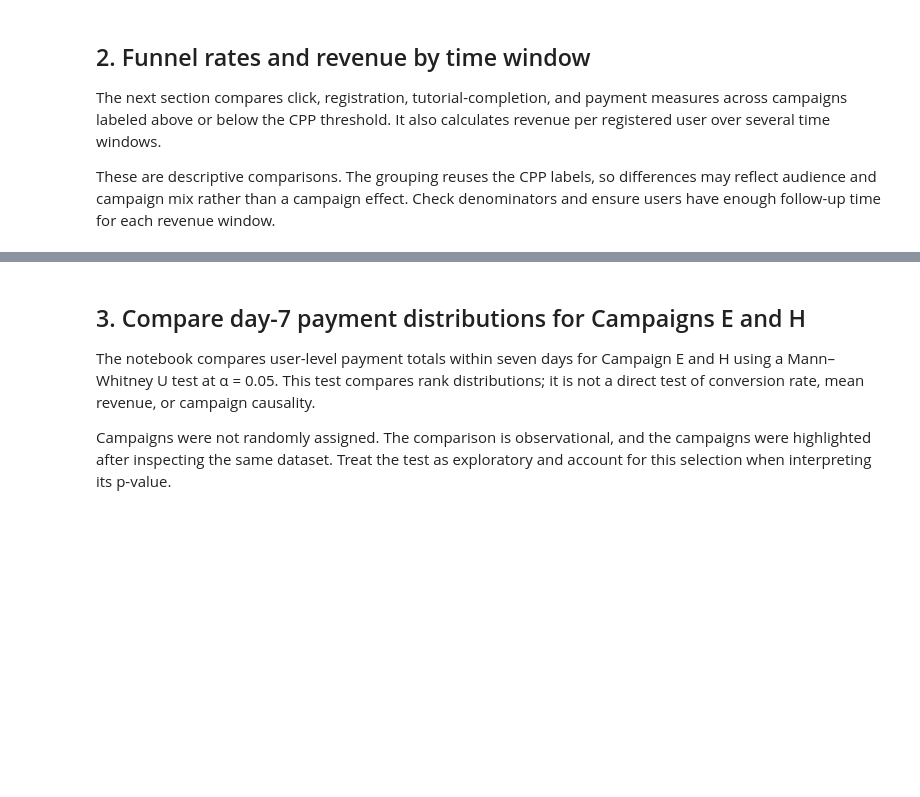
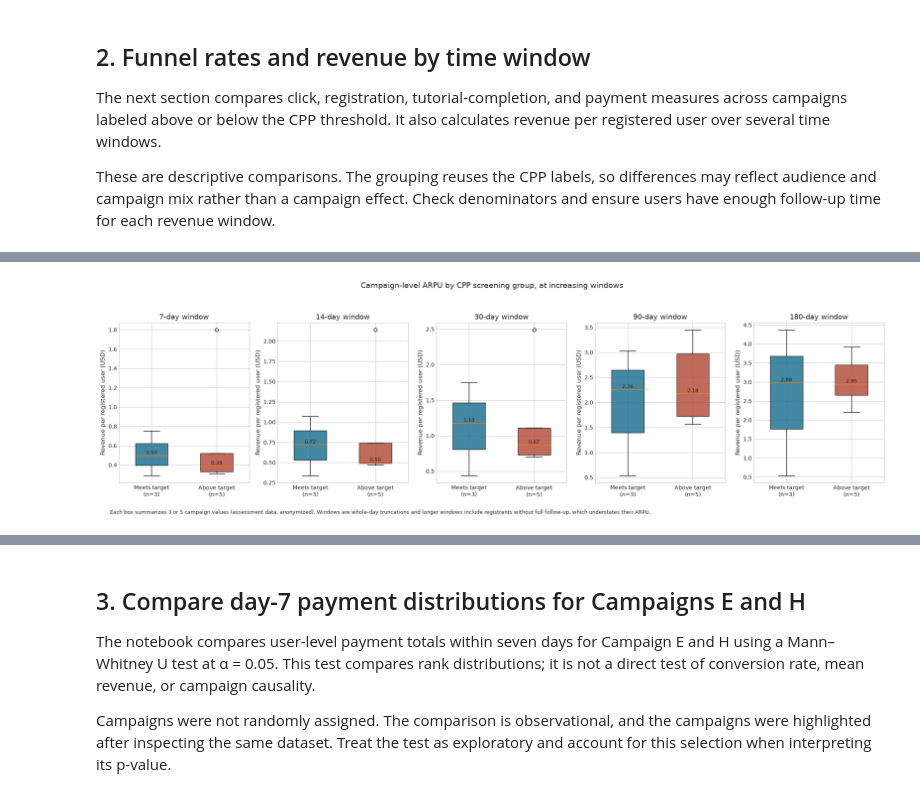
Before and after one commit to biziman/data-analyst-case-studies, a Jupyter notebook: 1-marketing-analytics-for-mobile-game/1-marketing-analytics-for-mobile-game.ipynb, the cells around one changed output, grey strips where cells are left out. Saved outputs shown, nothing was run; the diff lists cells and outputs as text; code cells hidden in the pictures; blank space fills up the shorter version.

```diff
--- a/1-marketing-analytics-for-mobile-game/1-marketing-analytics-for-mobile-game.ipynb
+++ b/1-marketing-analytics-for-mobile-game/1-marketing-analytics-for-mobile-game.ipynb
@@ -434,15 +409,14 @@ plt.show()
 merged_df = pd.merge(registration, payment, on='id', how='left')
 merged_df['time_diff'] = (merged_df['pay_ts'] - merged_df['reg_ts']).dt.days
 
+# ARPU = in-window payment revenue / registered users in the campaign (non-payers = 0).
+# Windows are whole-day truncations of elapsed time since registration.
 def calculate_arpu(merged_df, days):
-  user_revenue_within_window = merged_df[merged_df['time_diff'] <= days].groupby('id')['payment'].sum().reset_index()
-  user_revenue_within_window.rename(columns={'payment': f'total_revenue_{days}d'}, inplace=True)
-
   total_registered_users = merged_df.groupby('campaign')['id'].nunique().reset_index()
-  total_registered_users.rename(columns={'id': 'total_users'}, inplace=True)
+  total_registered_users = total_registered_users.rename(columns={'id': 'total_users'})
 
   campaign_revenue = merged_df[merged_df['time_diff'] <= days].groupby('campaign')['payment'].sum().reset_index()
-  campaign_revenue.rename(columns={'payment': f'total_campaign_revenue_{days}d'}, inplace=True)
+  campaign_revenue = campaign_revenue.rename(columns={'payment': f'total_campaign_revenue_{days}d'})
 
   arpu_calc_df = total_registered_users.merge(campaign_revenue, on='campaign', how='left').fillna(0)
 
@@ -462,8 +436,8 @@ arpu_report = arpu_results[0]
 for arpu_df in arpu_results[1:]:
     arpu_report = arpu_report.merge(arpu_df, on='campaign', how='outer')
 
-    arpu_report['effectiveness'] = arpu_report['campaign'].apply(
-        lambda x: 'Effective' if x in effective_campaigns else 'Ineffective'
+    arpu_report['cpp_group'] = arpu_report['campaign'].apply(
+        lambda x: 'Meets target' if x in effective_campaigns else 'Above target'
         )
 print("ARPU Analysis by Campaign and Time Window")
 print("=" * 50)
@@ -560,0 +457,29 @@ plt.show()
+# %%
+# ARPU distribution by CPP screening group at each window
+fig, axes = plt.subplots(1, 5, figsize=(20, 6))
+
+for ax, window in zip(axes, time_windows):
+    column = f'{window} Days ARPU'
+    groups = [
+        arpu_report.loc[arpu_report['cpp_group'] == 'Meets target', column],
+        arpu_report.loc[arpu_report['cpp_group'] == 'Above target', column],
+    ]
+    bp = ax.boxplot(groups, patch_artist=True, widths=0.5)
+    ax.set_xticks([1, 2], ['Meets target\n(n=3)', 'Above target\n(n=5)'])
+    for patch, key in zip(bp['boxes'], ['meets', 'above']):
+        patch.set_facecolor(GROUP_COLORS[key])
+        patch.set_alpha(0.8)
+    for j, data in enumerate(groups):
+        ax.text(j + 1, data.median(), f'{data.median():.2f}', ha='center', va='bottom', fontsize=9)
+    ax.set_title(f'{window}-day window')
+    ax.set_ylabel('Revenue per registered user (USD)')
+
+fig.suptitle('Campaign-level ARPU by CPP screening group, at increasing windows', fontsize=14)
+fig.text(0.02, 0.01,
+         'Each box summarizes 3 or 5 campaign values (assessment data, anonymized). Windows are whole-day '
+         'truncations and longer windows include registrants without full follow-up, which understates their ARPU.',
+         fontsize=9)
+fig.tight_layout(rect=(0, 0.05, 1, 0.93))
+plt.show()
+# %% [output]
+[figure, added]
```
Also changed, not shown: parts of 30 cells of this notebook, 9 other files.
